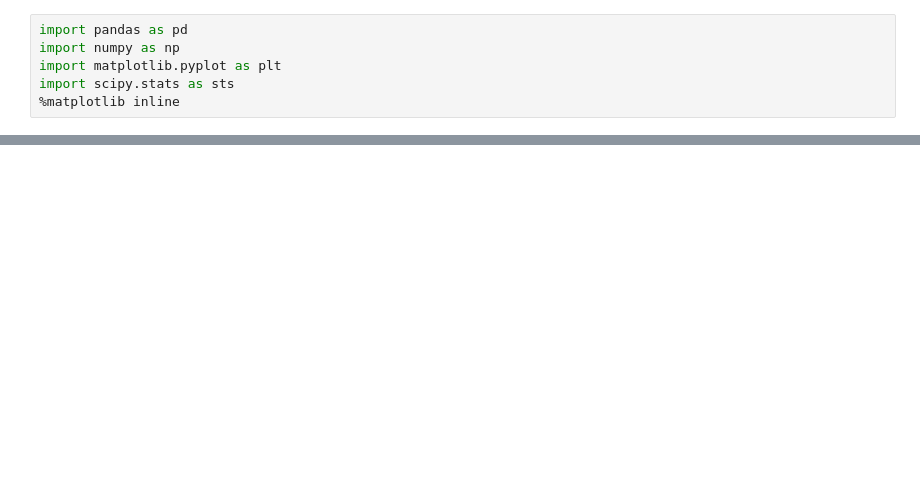
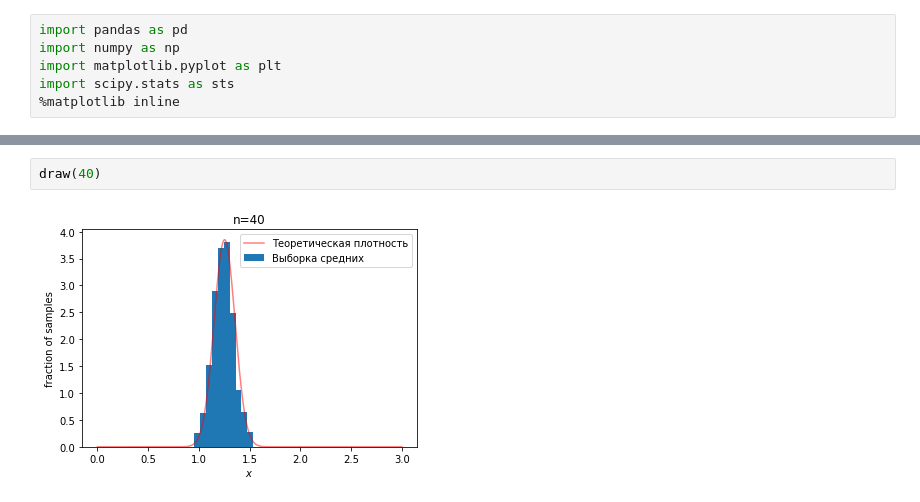
Before and after one commit to Afsent/coursera-ml, a Jupyter notebook: Mathematics and Python for data analysis/Statistics/Central Limit Theorem.ipynb, the cells around one changed output, grey strips where cells are left out. Cells and saved outputs as stored; diff of their text form; blank space fills up the shorter version.

```diff
--- a/Mathematics and Python for data analysis/Statistics/Central Limit Theorem.ipynb
+++ b/Mathematics and Python for data analysis/Statistics/Central Limit Theorem.ipynb
@@ -32,0 +79,4 @@ plt.legend()
+# %%
+draw(40)
+# %% [output]
+[figure, added]
```
Also changed, not shown: parts of 15 cells of this notebook.
